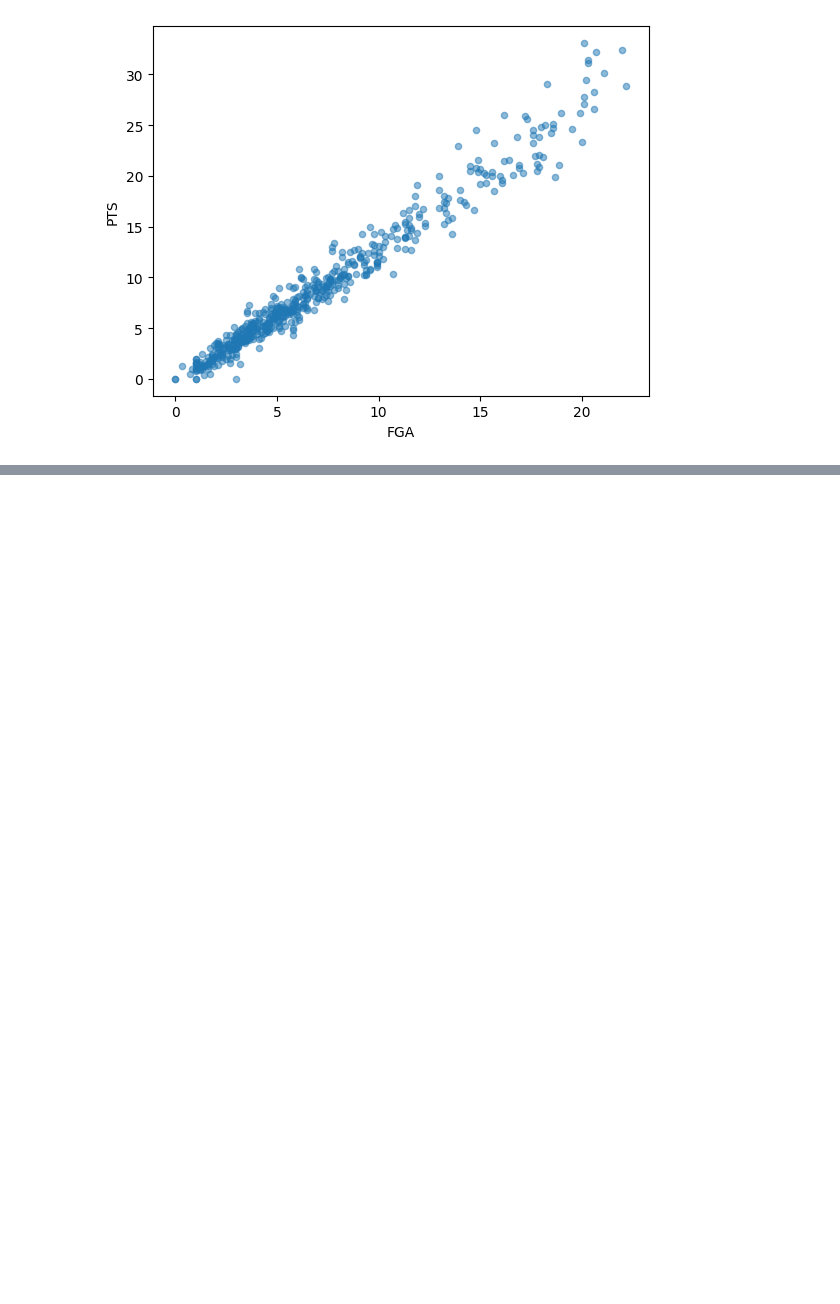
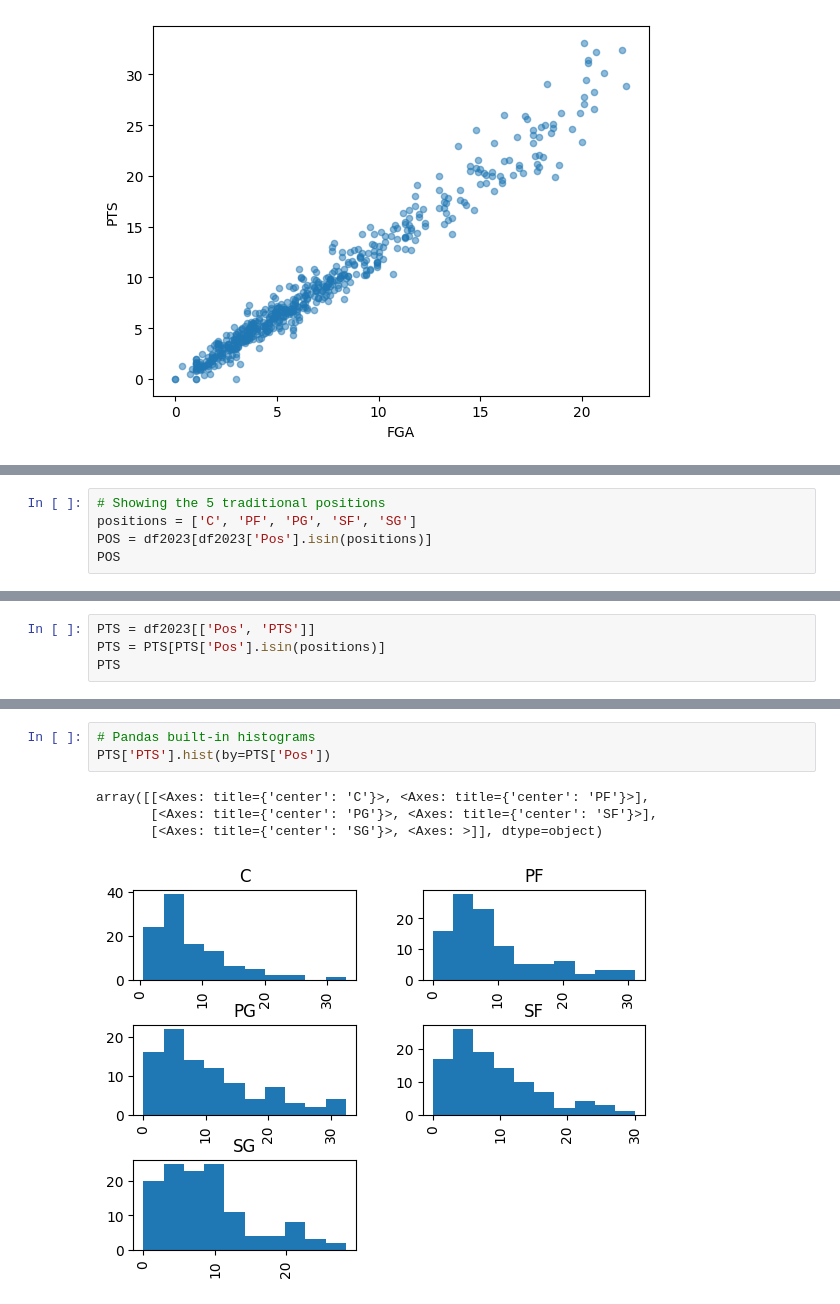
Before and after one commit to techacker/HTML-CSS-JS-Python, a Jupyter notebook: Python Web Scraping/pandasReadHTML.ipynb, the cells around one changed output, grey strips where cells are left out. Saved outputs shown, nothing was run; the diff lists cells and outputs as text; blank space fills up the shorter version.

```diff
--- a/Python Web Scraping/pandasReadHTML.ipynb
+++ b/Python Web Scraping/pandasReadHTML.ipynb
@@ -174,0 +319,5 @@ df2023.plot.scatter(x="FGA", y='PTS', alpha=0.5)
+# %%
+# Showing the 5 traditional positions
+positions = ['C', 'PF', 'PG', 'SF', 'SG']
+POS = df2023[df2023['Pos'].isin(positions)]
+POS
@@ -174,0 +351,4 @@ df2023.plot.scatter(x="FGA", y='PTS', alpha=0.5)
+# %%
+PTS = df2023[['Pos', 'PTS']]
+PTS = PTS[PTS['Pos'].isin(positions)]
+PTS
@@ -174,0 +369,8 @@ df2023.plot.scatter(x="FGA", y='PTS', alpha=0.5)
+# %%
+# Pandas built-in histograms
+PTS['PTS'].hist(by=PTS['Pos'])
+# %% [output]
+array([[<Axes: title={'center': 'C'}>, <Axes: title={'center': 'PF'}>],
+       [<Axes: title={'center': 'PG'}>, <Axes: title={'center': 'SF'}>],
+       [<Axes: title={'center': 'SG'}>, <Axes: >]], dtype=object)
+[figure, added]
```
Also changed, not shown: parts of 18 cells of this notebook, 1 other file.
